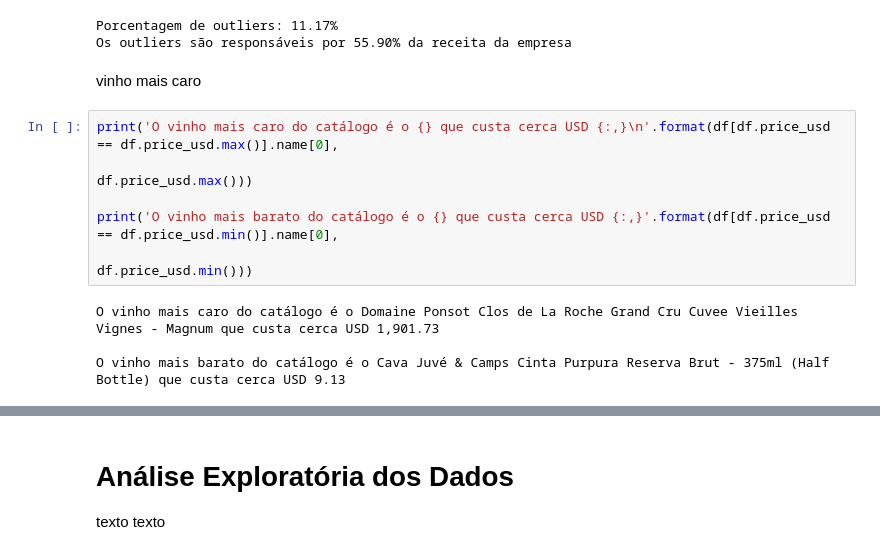
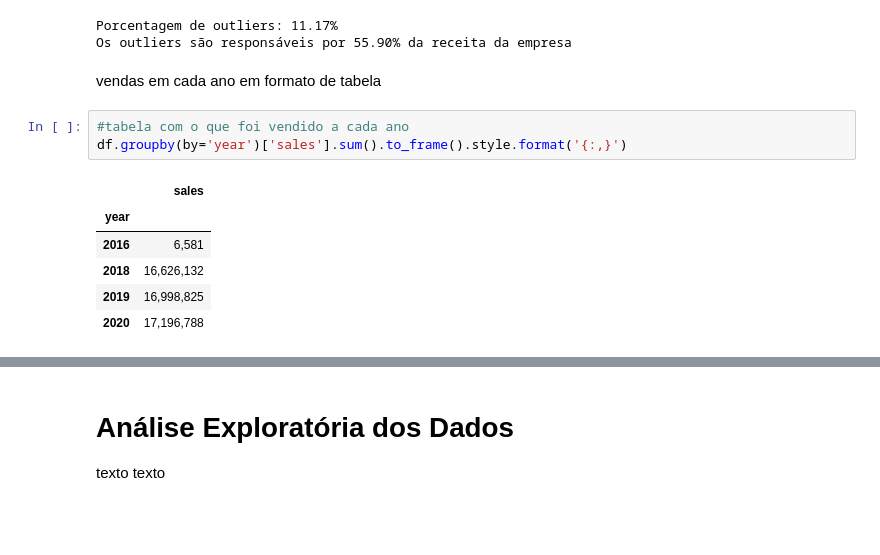
Before and after one commit to FerrazThales/demand_forecasting_prophet, a Jupyter notebook: Demand_Forecasting_with_Prophet.ipynb, the cells around one changed output, grey strips where cells are left out. Cells and saved outputs as stored; diff of their text form; blank space fills up the shorter version.

```diff
--- a/Demand_Forecasting_with_Prophet.ipynb
+++ b/Demand_Forecasting_with_Prophet.ipynb
@@ -365,15 +365,15 @@ print('Os outliers são responsáveis por {:.2f}% da receita da empresa'.format(
 # %% [output]
 Porcentagem de outliers: 11.17%
 Os outliers são responsáveis por 55.90% da receita da empresa
-# %% [markdown]
-vinho mais caro
-# %%
-print('O vinho mais caro do catálogo é o {} que custa cerca USD {:,}\n'.format(df[df.price_usd == df.price_usd.max()].name[0],
-                                                                             df.price_usd.max()))
-
-print('O vinho mais barato do catálogo é o {} que custa cerca USD {:,}'.format(df[df.price_usd == df.price_usd.min()].name[0],
-                                                                             df.price_usd.min()))
-# %% [output]
-O vinho mais caro do catálogo é o Domaine Ponsot Clos de La Roche Grand Cru Cuvee Vieilles Vignes - Magnum que custa cerca USD 1,901.73
-
-O vinho mais barato do catálogo é o Cava Juvé & Camps Cinta Purpura Reserva Brut - 375ml (Half Bottle) que custa cerca USD 9.13
+# %% [markdown]
+vendas em cada ano em formato de tabela
+# %%
+#tabela com o que foi vendido a cada ano
+df.groupby(by='year')['sales'].sum().to_frame().style.format('{:,}')
+# %% [output]
+|  | sales |
+| year |  |
+| 2016 | 6,581 |
+| 2018 | 16,626,132 |
+| 2019 | 16,998,825 |
+| 2020 | 17,196,788 |
```
Also changed, not shown: parts of 14 cells of this notebook.
